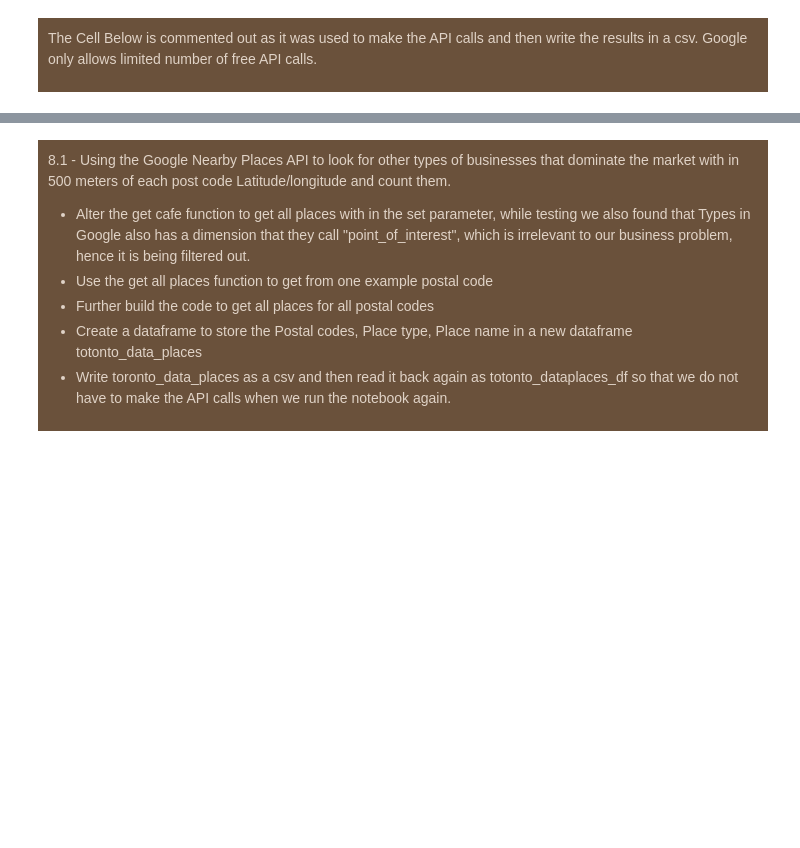
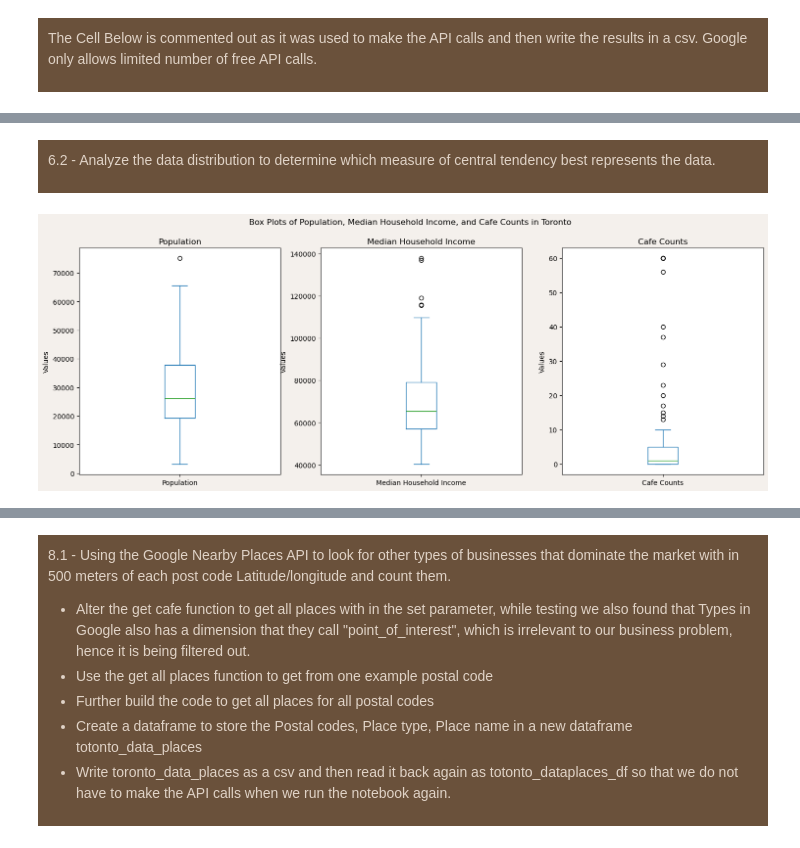
Before and after one commit to Dhruvi267/Market_segment, a Jupyter notebook: market-segmentationV3.ipynb, the cells around one changed output, grey strips where cells are left out. Saved outputs shown, nothing was run; the diff lists cells and outputs as text; code cells hidden in the pictures; blank space fills up the shorter version.

```diff
--- a/market-segmentationV3.ipynb
+++ b/market-segmentationV3.ipynb
@@ -732,0 +718,25 @@ memory usage: 6.9+ KB
+# %% [markdown]
+ <div style="background-color: #6a513b; padding: 10px;">
+  <p style="color: #e0d3c7;" >6.2 - Analyze the data distribution to determine which measure of central tendency best represents the data.</p>
+</div>
+# %%
+# Create a figure and a set of subplots
+fig, axes = plt.subplots(nrows=1, ncols=3, figsize=(18, 6))
+fig.patch.set_facecolor('#F4F0EC')
+fig.patch.set_edgecolor('#3e3023')
+
+# Plot each box plot in a separate subplot
+toronto_data_df[['Population']].plot(kind='box', ax=axes[0], title='Population')
+toronto_data_df[['Median Household Income']].plot(kind='box', ax=axes[1], title='Median Household Income')
+toronto_data_df[['Cafe Counts']].plot(kind='box', ax=axes[2], title='Cafe Counts')
+
+# Set a common y-axis label
+for ax in axes:
+    ax.set_ylabel('Values')
+
+# Set the main title for the figure
+fig.suptitle('Box Plots of Population, Median Household Income, and Cafe Counts in Toronto')
+
+plt.show()
+# %% [output]
+[figure, added]
```
Also changed, not shown: parts of 21 cells of this notebook, 1 other file.
